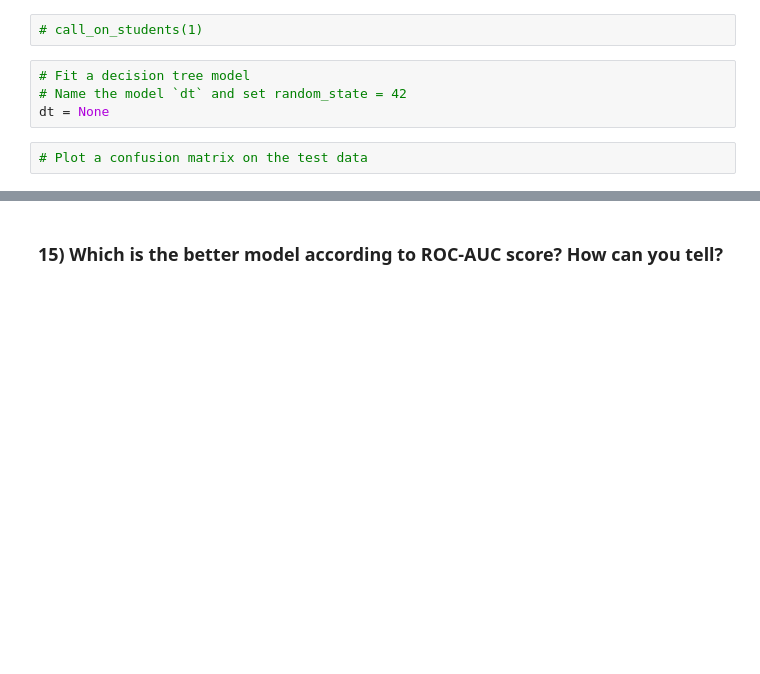
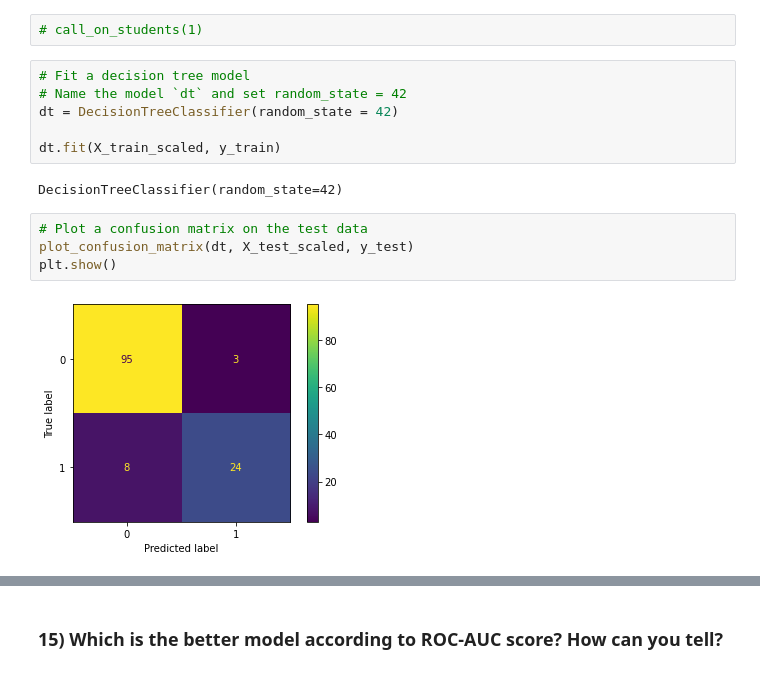
Before and after one commit to anguyen61191/DS-Live-040422, a Jupyter notebook: Phase3/CodeChallengeReview/P3-Code-Challenge-Review.ipynb, the cells around one changed output, grey strips where cells are left out. Drawn from its saved outputs; the diff is of its cells as text; blank space fills up the shorter version.

```diff
--- a/Phase3/CodeChallengeReview/P3-Code-Challenge-Review.ipynb
+++ b/Phase3/CodeChallengeReview/P3-Code-Challenge-Review.ipynb
@@ -243,9 +413,17 @@ plot_tree(dt_maxdepth1_v2, ['origin'])
 # %%
 # Fit a decision tree model
 # Name the model `dt` and set random_state = 42
-dt = None
+dt = DecisionTreeClassifier(random_state = 42)
+
+dt.fit(X_train_scaled, y_train)
+# %% [output]
+DecisionTreeClassifier(random_state=42)
 # %%
 # Plot a confusion matrix on the test data
+plot_confusion_matrix(dt, X_test_scaled, y_test)
+plt.show()
+# %% [output]
+[figure, added]
 # %%
 # Code to visualize the ROC curves for the models we've done
 fig, ax = plt.subplots()
```
Also changed, not shown: parts of 57 cells of this notebook.
